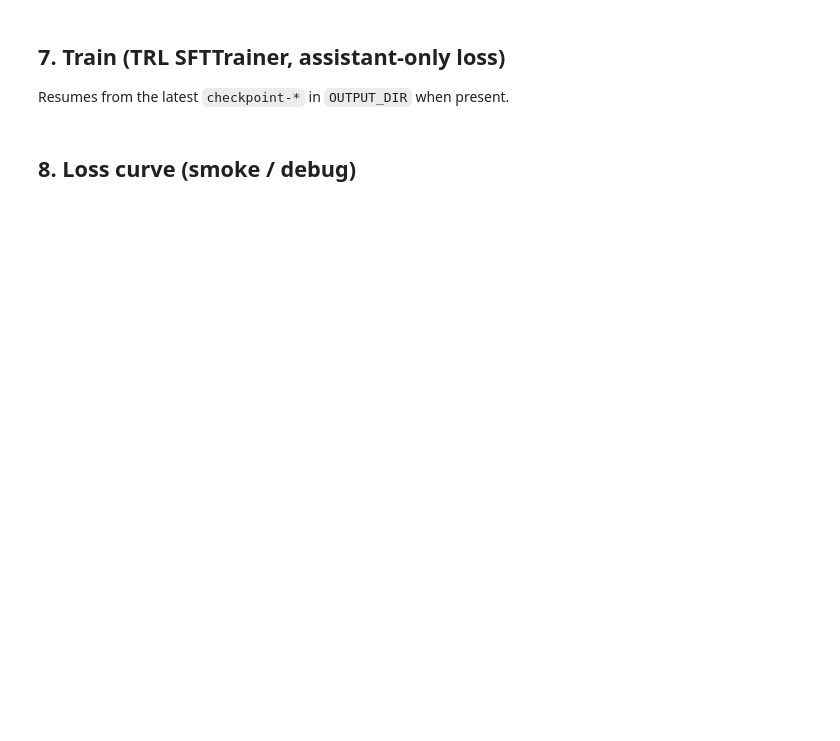
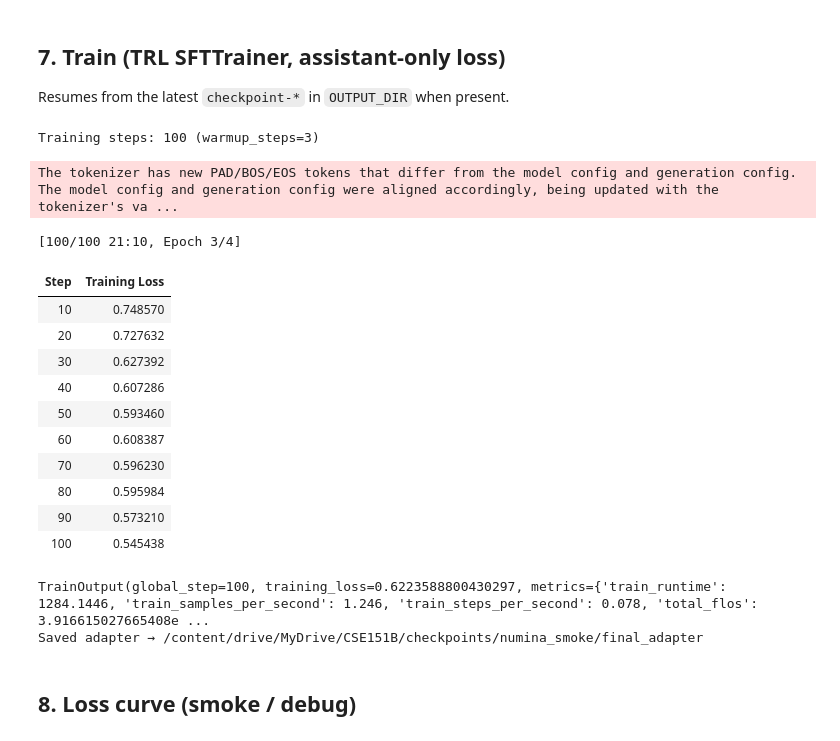
Before and after one commit to keguangzhang/151B_SP26_Competition, a Jupyter notebook: notebooks/sft_train.ipynb, the cells around one changed output. Cells and saved outputs as stored; diff of their text form; code cells hidden in the pictures; blank space fills up the shorter version.

```diff
--- a/notebooks/sft_train.ipynb
+++ b/notebooks/sft_train.ipynb
@@ -182,6 +194,13 @@ if MAX_SAMPLES is not None:
 tokenizer = AutoTokenizer.from_pretrained(MODEL_ID, trust_remote_code=True)
 if tokenizer.pad_token is None:
     tokenizer.pad_token = tokenizer.eos_token
+
+# TRL assistant_only_loss needs {% generation %} markers; Thinking-2507 is not an exact
+# match for get_training_chat_template(), so use the Qwen3 thinking training template.
+INFERENCE_CHAT_TEMPLATE = tokenizer.chat_template
+from trl.chat_template_utils import qwen3_training_chat_template
+
+tokenizer.chat_template = qwen3_training_chat_template
 
 records = [{"messages": row_to_messages(r)} for r in corpus_rows]
 train_ds = Dataset.from_list(records)
@@ -246,16 +269,24 @@ resume_ckpt = str(_checkpoints[-1]) if _checkpoints else None
 if resume_ckpt:
     print(f"Resuming from {resume_ckpt}")
 
+_effective_batch = PER_DEVICE_BATCH * GRAD_ACCUM
+_steps_per_epoch = max(1, len(train_ds) // _effective_batch)
+_total_steps = _steps_per_epoch * NUM_TRAIN_EPOCHS
+if MAX_STEPS > 0:
+    _total_steps = MAX_STEPS
+_warmup_steps = max(1, int(_total_steps * WARMUP_RATIO))
+print(f"Training steps: {_total_steps} (warmup_steps={_warmup_steps})")
+
 training_args = SFTConfig(
     output_dir=str(OUTPUT_DIR),
     per_device_train_batch_size=PER_DEVICE_BATCH,
     gradient_accumulation_steps=GRAD_ACCUM,
     learning_rate=LEARNING_RATE,
     lr_scheduler_type="cosine",
-    warmup_ratio=WARMUP_RATIO,
+    warmup_steps=_warmup_steps,
     num_train_epochs=NUM_TRAIN_EPOCHS,
     max_steps=MAX_STEPS if MAX_STEPS > 0 else -1,
-    max_seq_length=MAX_SEQ_LENGTH,
+    max_length=MAX_SEQ_LENGTH,
     logging_steps=LOGGING_STEPS,
     save_steps=SAVE_STEPS,
     save_total_limit=3,
@@ -272,33 +303,52 @@ training_args = SFTConfig(
 trainer = SFTTrainer(
     model=model,
     args=training_args,
     train_dataset=train_ds,
     processing_class=tokenizer,
     peft_config=peft_config,
 )
 
 train_result = trainer.train(resume_from_checkpoint=resume_ckpt)
 print(train_result)
 
 final_dir = OUTPUT_DIR / "final_adapter"
 trainer.save_model(str(final_dir))
 tokenizer.save_pretrained(str(final_dir))
 
 run_meta = {
     "run_name": RUN_NAME,
     "smoke_mode": SMOKE_MODE,
     "model_id": MODEL_ID,
     "corpus_path": str(CORPUS_PATH),
     "train_rows": len(train_ds),
     "max_seq_length": MAX_SEQ_LENGTH,
     "lora_r": LORA_R,
     "lora_alpha": LORA_ALPHA,
     "learning_rate": LEARNING_RATE,
+    "warmup_steps": _warmup_steps,
+    "warmup_ratio": WARMUP_RATIO,
     "finished_at": datetime.now(timezone.utc).isoformat(),
     "final_adapter": str(final_dir),
 }
 (OUTPUT_DIR / "run_meta.json").write_text(json.dumps(run_meta, indent=2) + "\n")
 print(f"Saved adapter → {final_dir}")
+# %% [output]
+Training steps: 100 (warmup_steps=3)
+The tokenizer has new PAD/BOS/EOS tokens that differ from the model config and generation config. The model config and generation config were aligned accordingly, being updated with the tokenizer's va ...
+[100/100 21:10, Epoch 3/4]
+| Step | Training Loss |
+| 10 | 0.748570 |
+| 20 | 0.727632 |
+| 30 | 0.627392 |
+| 40 | 0.607286 |
+| 50 | 0.593460 |
+| 60 | 0.608387 |
+| 70 | 0.596230 |
+| 80 | 0.595984 |
+| 90 | 0.573210 |
+| 100 | 0.545438 |
+TrainOutput(global_step=100, training_loss=0.6223588800430297, metrics={'train_runtime': 1284.1446, 'train_samples_per_second': 1.246, 'train_steps_per_second': 0.078, 'total_flos': 3.916615027665408e ...
+Saved adapter → /content/drive/MyDrive/CSE151B/checkpoints/numina_smoke/final_adapter
 # %% [markdown]
 ## 8. Loss curve (smoke / debug)
 # %%
```
Also changed, not shown: parts of 7 cells of this notebook, 1 other file.
